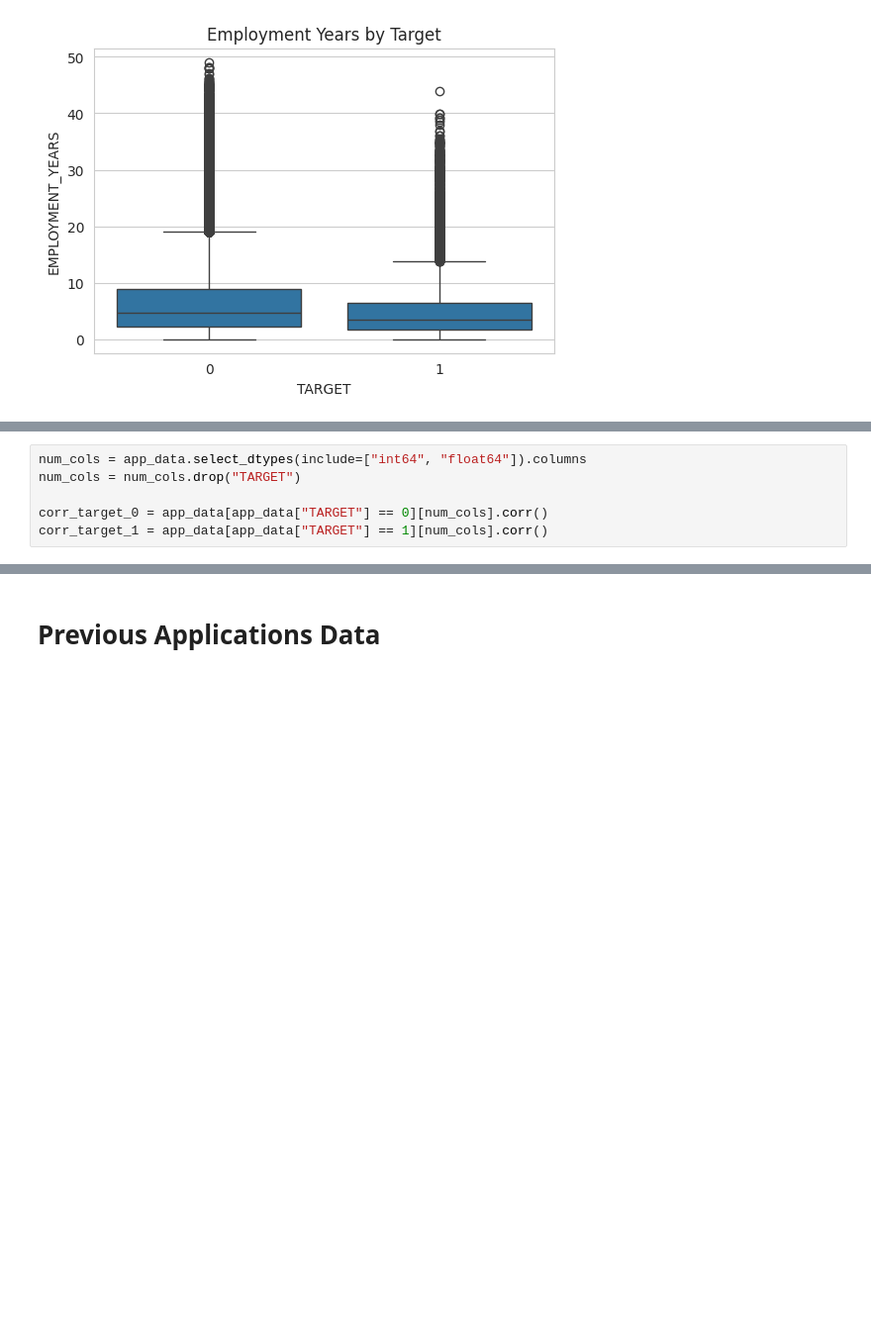
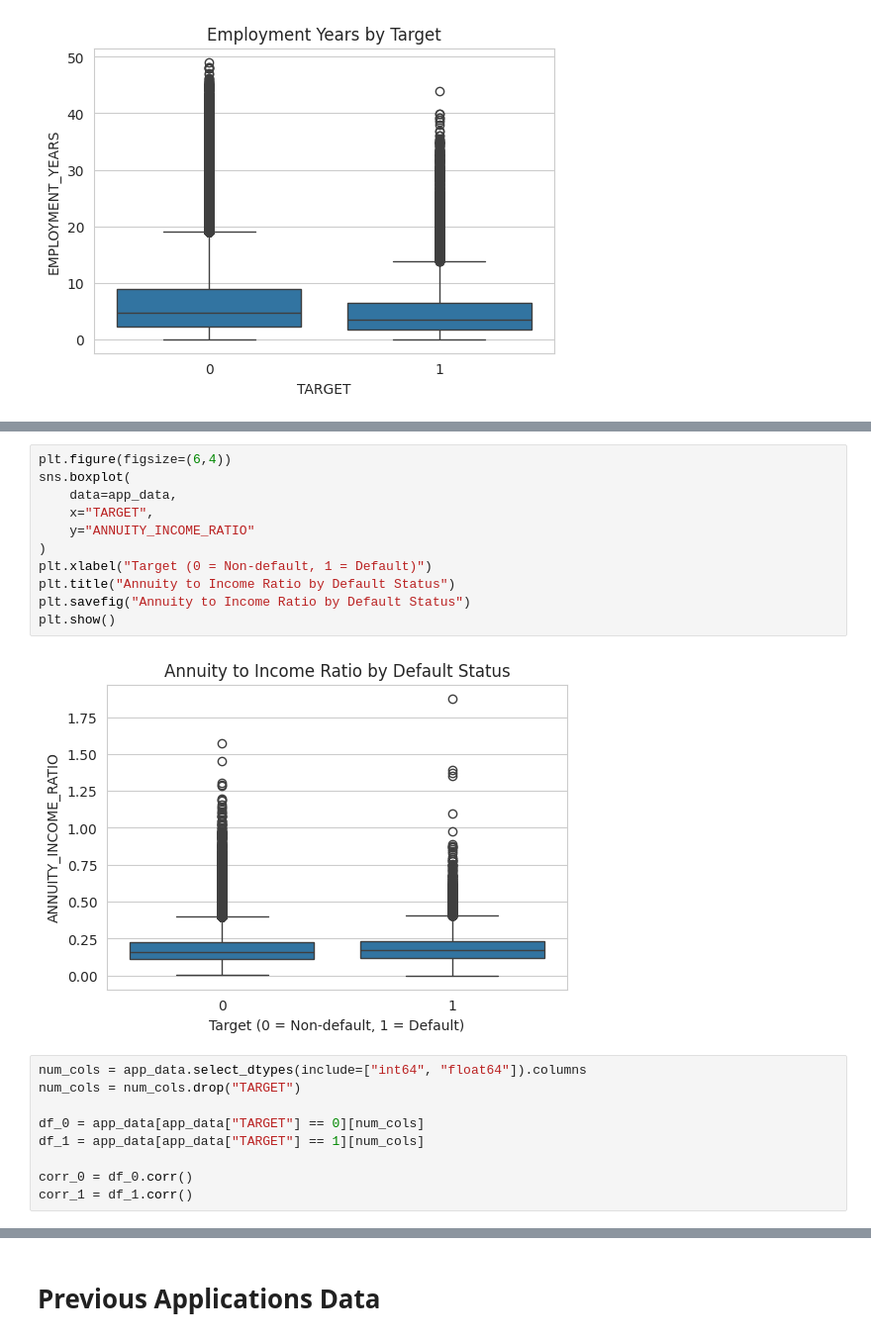
Before and after one commit to A-Knee09/Credit-Risk-Analysis, a Jupyter notebook: Credit_Risk_Analysis.ipynb, the cells around one changed output, grey strips where cells are left out. Shown at 99% size. Saved outputs shown, nothing was run; the diff lists cells and outputs as text; blank space fills up the shorter version.

```diff
--- a/Credit_Risk_Analysis.ipynb
+++ b/Credit_Risk_Analysis.ipynb
@@ -433,7 +488,23 @@ plt.show()
+# %%
+plt.figure(figsize=(6,4))
+sns.boxplot(
+    data=app_data,
+    x="TARGET",
+    y="ANNUITY_INCOME_RATIO"
+)
+plt.xlabel("Target (0 = Non-default, 1 = Default)")
+plt.title("Annuity to Income Ratio by Default Status")
+plt.savefig("Annuity to Income Ratio by Default Status")
+plt.show()
+# %% [output]
+[figure, added]
 # %%
 num_cols = app_data.select_dtypes(include=["int64", "float64"]).columns
 num_cols = num_cols.drop("TARGET")
 
-corr_target_0 = app_data[app_data["TARGET"] == 0][num_cols].corr()
-corr_target_1 = app_data[app_data["TARGET"] == 1][num_cols].corr()
+df_0 = app_data[app_data["TARGET"] == 0][num_cols]
+df_1 = app_data[app_data["TARGET"] == 1][num_cols]
+
+corr_0 = df_0.corr()
+corr_1 = df_1.corr()
 # %%
```
Also changed, not shown: parts of 9 cells of this notebook, 1 other file.
